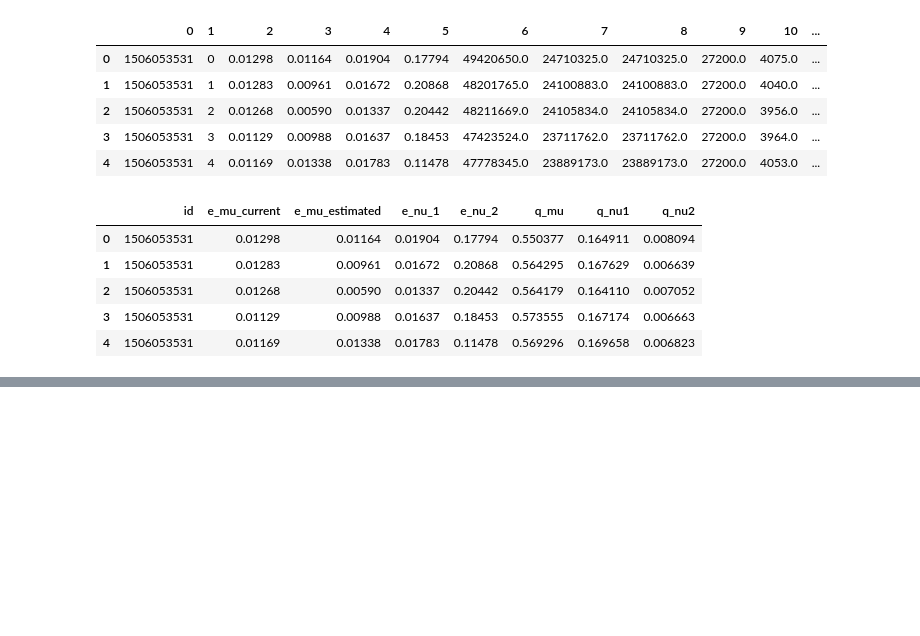
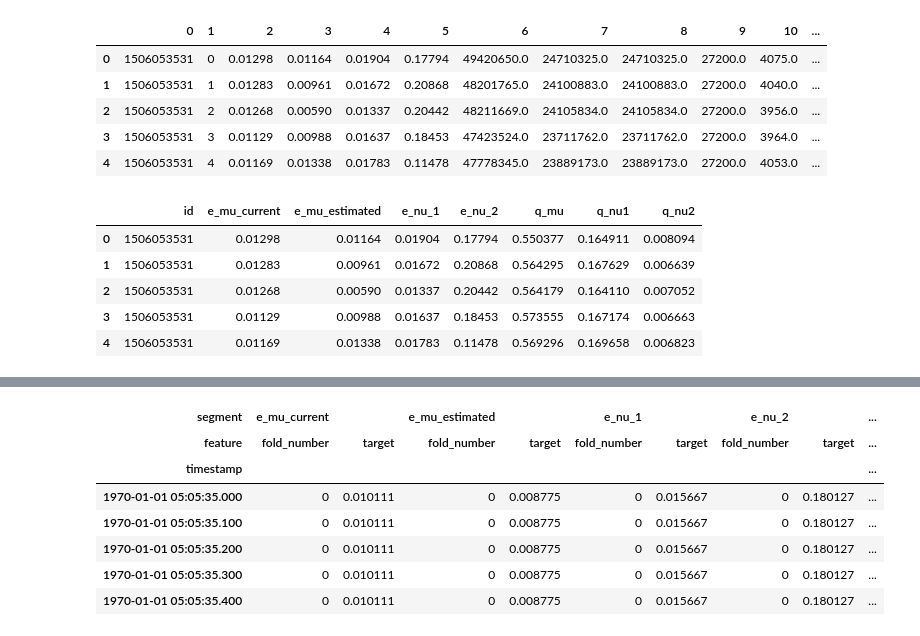
Before and after one commit to rmnigm/qber-forecasting, a Jupyter notebook: notebooks/eda.ipynb, the cells around one changed output, grey strips where cells are left out. Cells and saved outputs as stored; diff of their text form; code cells hidden in the pictures; blank space fills up the shorter version.

```diff
--- a/notebooks/eda.ipynb
+++ b/notebooks/eda.ipynb
@@ -34,0 +123,8 @@ df.head(5)
+# %%
+horizon = 300
+model = SimpleExpSmoothingModel(smoothing_level=0.09, initialization_method='known', initial_level=0.01)
+transforms = []
+# %%
+pipeline = Pipeline(model=model, transforms=transforms, horizon=horizon)
+# %%
+metrics_df, forecast_df, fold_info_df = pipeline.backtest(ts=dataset, metrics=[MAE(), MSE(), SMAPE()])
@@ -34,0 +148,11 @@ df.head(5)
+# %%
+forecast_df.head()
+# %% [output]
+| segment | e_mu_current |  | e_mu_estimated |  | e_nu_1 |  | e_nu_2 |  | ... |
+| feature | fold_number | target | fold_number | target | fold_number | target | fold_number | target | ... |
+| timestamp |  |  |  |  |  |  |  |  | ... |
+| 1970-01-01 05:05:35.000 | 0 | 0.010111 | 0 | 0.008775 | 0 | 0.015667 | 0 | 0.180127 | ... |
+| 1970-01-01 05:05:35.100 | 0 | 0.010111 | 0 | 0.008775 | 0 | 0.015667 | 0 | 0.180127 | ... |
+| 1970-01-01 05:05:35.200 | 0 | 0.010111 | 0 | 0.008775 | 0 | 0.015667 | 0 | 0.180127 | ... |
+| 1970-01-01 05:05:35.300 | 0 | 0.010111 | 0 | 0.008775 | 0 | 0.015667 | 0 | 0.180127 | ... |
+| 1970-01-01 05:05:35.400 | 0 | 0.010111 | 0 | 0.008775 | 0 | 0.015667 | 0 | 0.180127 | ... |
```
Also changed, not shown: parts of 24 cells of this notebook, 4 other files.
